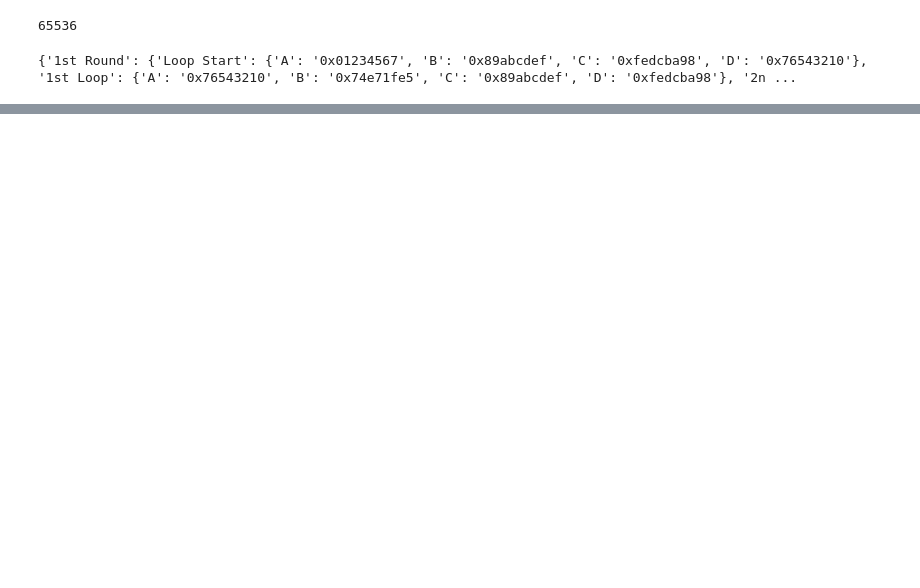
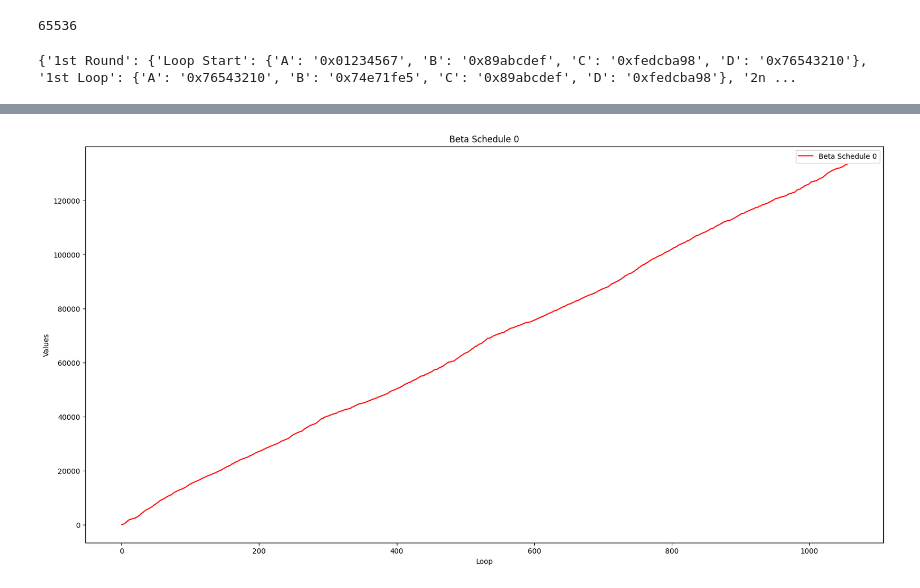
Before and after one commit to alphaka27/Diffusion_HASH_inverse, a Jupyter notebook: playground/test.ipynb, the cells around one changed output, grey strips where cells are left out. Saved outputs shown, nothing was run; the diff lists cells and outputs as text; code cells hidden in the pictures; blank space fills up the shorter version.

Commit message:
beta scheduling experiment result

```diff
--- a/playground/test.ipynb
+++ b/playground/test.ipynb
@@ -206,0 +240,10 @@ plt.show()
+# %%
+plt.figure(figsize=(20, 10))
+plt.plot(beta_schedule[0], label='Beta Schedule 0', color='red')
+plt.legend()
+plt.title('Beta Schedule 0')
+plt.xlabel('Loop')
+plt.ylabel('Values')
+plt.show()
+# %% [output]
+[figure, added]
```
Also changed, not shown: parts of 12 cells of this notebook.
